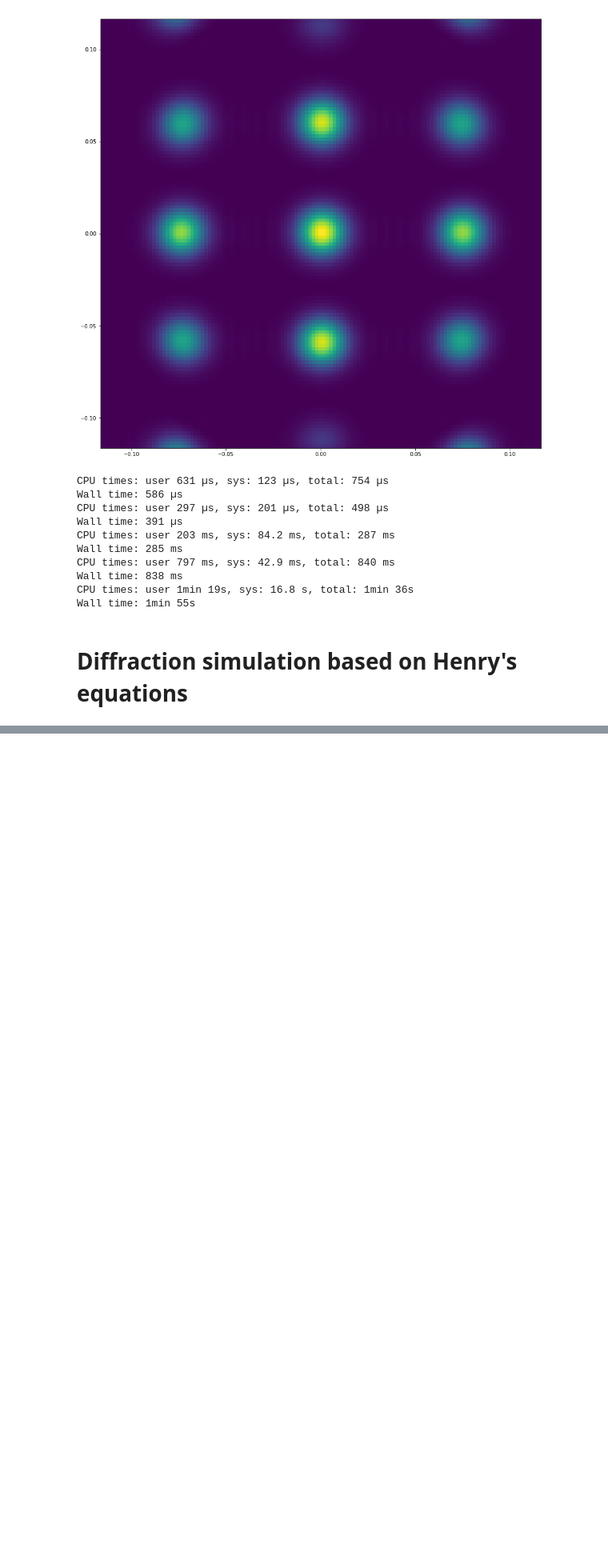
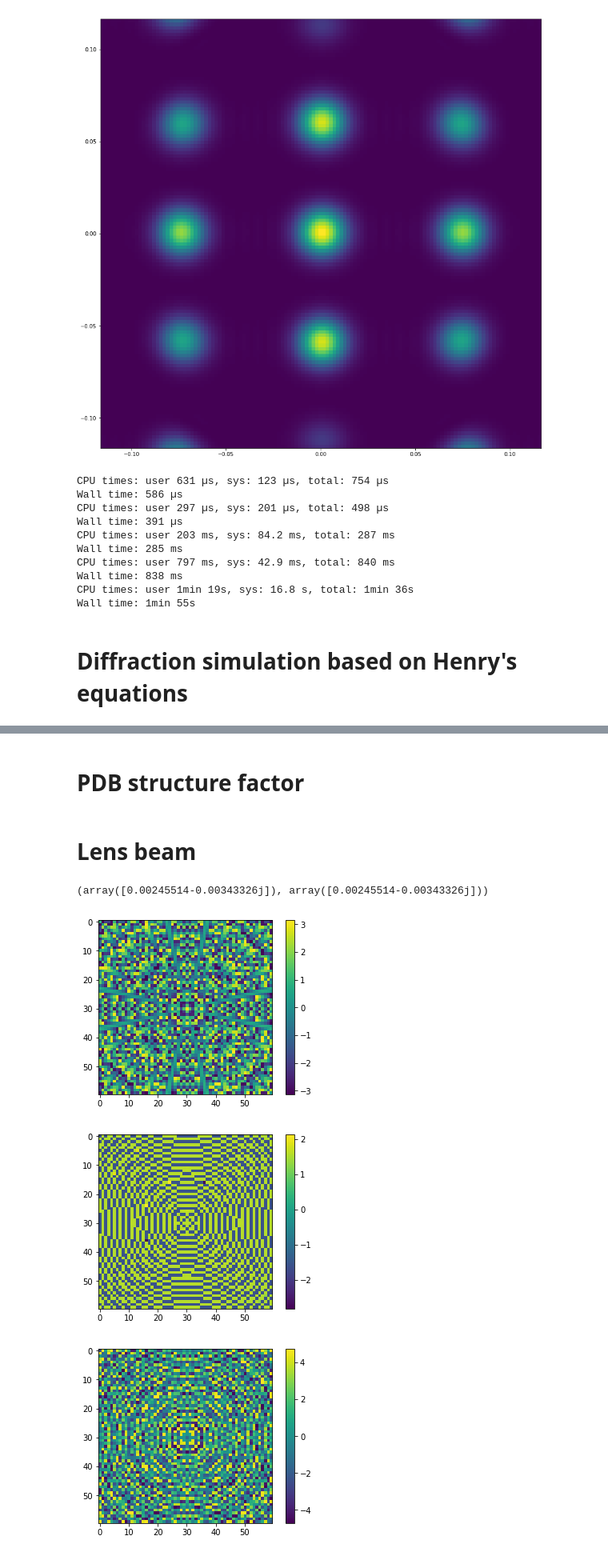
Before and after one commit to simply-nicky/cbc, a Jupyter notebook: prototyping/proto.ipynb, the cells around one changed output, grey strips where cells are left out. Shown: that part at 80% size. Cells and saved outputs as stored; diff of their text form; code cells hidden in the pictures; blank space fills up the shorter version.

```diff
--- a/prototyping/proto.ipynb
+++ b/prototyping/proto.ipynb
@@ -251,0 +286,2 @@ plt.show()
+# %% [markdown]
+# PDB structure factor
@@ -251,0 +298,2 @@ plt.show()
+# %% [markdown]
+# Lens beam
@@ -251,0 +307,8 @@ plt.show()
+# %%
+wavelength = 1.5e-7
+f, ap, defoc = 2, 8e-2, 1e-4
+a, b, c = 2e-6, 2e-6, 1e-5
+Nx, Ny, Nz = 60, 60, 1
+detNx, detNy = 128, 128
+pix_size = 55e-3 / 2
+det_dist = 30
@@ -251,0 +406,41 @@ plt.show()
+# %%
+x0 = np.array([2e-5]); y0 = np.array([2e-5]); z0 = np.array([0.1])
+drbeam(x0, y0, z0, f, ap, wavelength)
+# %% [output]
+(array([0.00245514-0.00343326j]), array([0.00245514-0.00343326j]))
+# %%
+xs, ys, zs = cbc.lattice(a, b, c, Nx, Ny, Nz)
+zs = np.repeat(1e-6, Nx * Ny)
+xs -= 0.501 * a
+ys -= 0.501 * b
+kxs, kys = cbc.det_kouts(det_dist, detNx, detNy, pix_size)
+_kxs, _kys = kxs.ravel(), kys.ravel()
+kouts = cbc.kout_parax(_kxs, _kys)
+Rs = np.sqrt(xs**2 + ys**2 + zs**2)
+kins = np.dstack((xs / Rs, ys / Rs, 1.0 - (xs**2 + ys**2) / 2.0 / Rs**2))[0]
+us = cbeam(xs, ys, zs, f, ap, wavelength)
+us2 = np.abs(us) * np.exp(1j) * cbc.utils.phase_inc(kins, xs, ys, zs, wavelength)
+# kins = cbc.gaussian_kins(xs, ys, zs, waist, wavelength)
+# us = cbc.gaussian(xs, ys, zs, waist, wavelength) * cbc.utils.phase_inc(kins, xs, ys, zs, wavelength)
+# %%
+_kinxs, _kinys = drbeam(xs, ys, zs, f, ap, wavelength)
+kins2 = cbc.kout_parax(np.abs(_kinxs), np.abs(_kinys))
+# %%
+phin1 = (np.exp(1j) * cbc.utils.phase_inc(kins, xs, ys, zs, wavelength)).reshape((Nx, Ny))
+phin2 = cbc.utils.phase_inc(kins2, xs, ys, zs, wavelength).reshape((Nx, Ny))
+angs1 = np.angle(phin1)
+angs2 = np.angle(phin2)
+angs3 = -np.angle(us).reshape(Nx, Ny)
+plt.imshow(angs1)
+plt.colorbar()
+plt.show()
+plt.imshow(angs3)
+plt.colorbar()
+plt.show()
+plt.imshow(angs3-angs1)
+plt.colorbar()
+plt.show()
+# %% [output]
+[figure, added]
+[figure, added]
+[figure, added]
```
Also changed, not shown: parts of 26 cells of this notebook, 10 other files.
